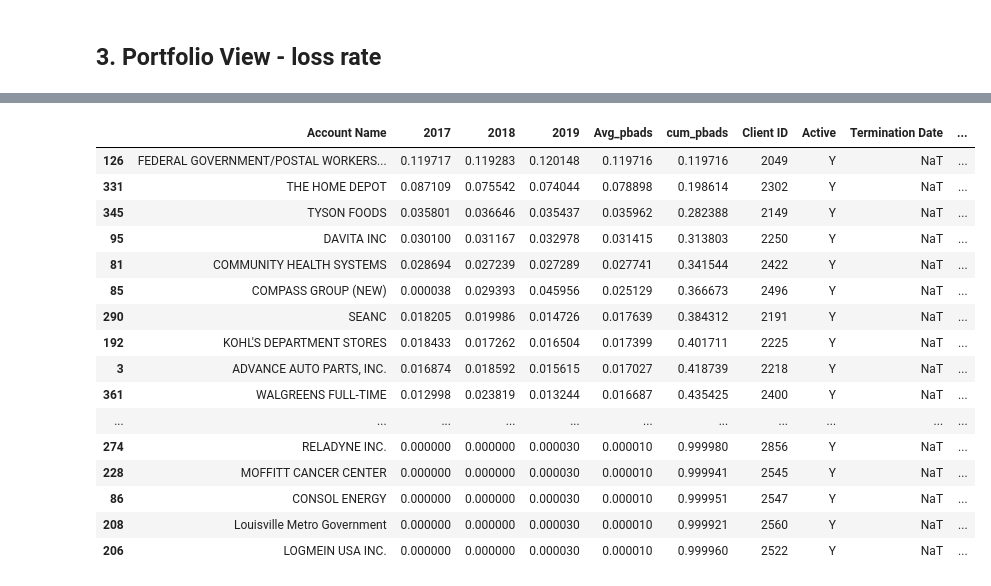
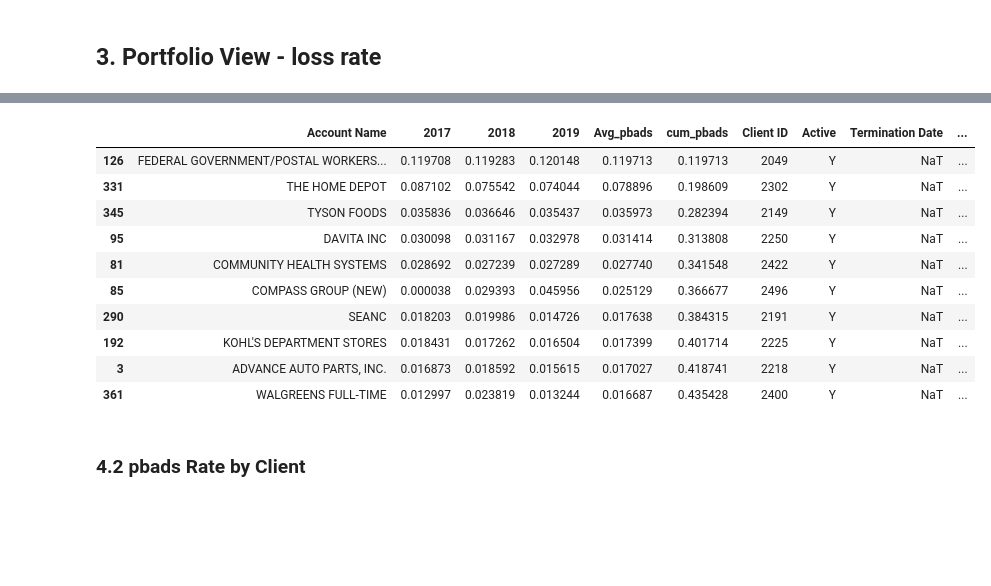
Before and after one commit to XuetingS/PP, a Jupyter notebook: src/Wrap.ipynb, the cells around one changed output, grey strips where cells are left out. Cells and saved outputs as stored; diff of their text form; code cells hidden in the pictures; blank space fills up the shorter version.

```diff
--- a/src/Wrap.ipynb
+++ b/src/Wrap.ipynb
@@ -39,8 +41,8 @@ gc.collect()
 # %%
 # Client & TPA
 
-TPA = pd.read_excel('../data/Copy_of_TPA_cash.xlsx',sheet_name='Sheet1')
-Client = pd.read_excel('../data/Client_info_20191118.xlsx',sheet_name='Sheet1')
+TPA = pd.read_excel(data_file_path + 'Copy_of_TPA_cash.xlsx',sheet_name='Sheet1')
+Client = pd.read_excel(data_file_path + 'Client_info_20191118.xlsx',sheet_name='Sheet1')
 # 3 Clients have duplicates records
 # Client[Client['Client ID'].isin([1500,7601,2449])]
 Client = Client.drop(Client.index[[0,1,497]])
@@ -57,8 +59,8 @@ Client.drop(['TPA_x','TPA_y','HOST ID'],axis=1,inplace = True)
 # %% [markdown]
 ### 2.2 Customer
 # %%
-Customer_old = pd.read_csv('../data/Customer_Data_Request_20191121.csv')
-Customer = pd.read_csv('../data/Customer_Data_Request_20191217.csv')
+Customer_old = pd.read_csv(data_file_path + 'Customer_Data_Request_20191121.csv')
+Customer = pd.read_csv(data_file_path + 'Customer_Data_Request_20191217.csv')
 # Append these 2 dataframes together
 Customer = Customer_old.append(Customer,ignore_index = True)
 
@@ -128,8 +137,8 @@ print('{:.2%} of Customers have missing Customer_Tenure'.format(Customer[Custome
 # %% [markdown]
 ### 2.3 Performance Dataset
 # %%
-Perf_11 = pd.read_csv('../data/Performance_Data_Request_20191217.csv')
-Perf = pd.read_csv('../data/Performance_Data_Request_20191204.csv')
+Perf_11 = pd.read_csv(data_file_path + 'Performance_Data_Request_20191217.csv')
+Perf = pd.read_csv(data_file_path + 'Performance_Data_Request_20191204.csv')
 # Deal with the column name mismatching issue before appending the 2 dataframes together
 Perf_11.rename(columns={' Unique_Order_ID': 'Unique_Order_ID',
                         'Order_date': 'Order_Date'}, inplace=True)
@@ -269,13 +290,20 @@ total_cust_ob.rename(columns = {2017:'2017',2018:'2018',2019:'2019'},inplace = T
 # %%
+# Views of Client pbads from 2017 to 2019
 pbads = df_17_w_bad[(df_17_w_bad['Bad'] == 1) & (df_17_w_bad['Ever_Bad'] <= 1)].pivot_table(values='Unique_Customer_ID', index='Account Name',columns='Year', aggfunc='nunique').reset_index().rename_axis(None, axis=1)
+# Sum up the total pbads per year and convert Client pbads to contribution percentage view
 pbads.loc['Total',1:]= pbads.iloc[:,1:].sum(axis=0)
 pbads.iloc[:,1:] = pbads.iloc[:,1:].fillna(0).div(pbads.iloc[-1,1:], axis=1)
+# Columns rename for later
 pbads.rename(columns = {2017:'2017',2018:'2018',2019:'2019'},inplace = True)
+# Exclude Total from later calculation
 pbads = pbads.iloc[:-1,:]
 
+# Average pbads for 3 years
 pbads['Avg_pbads'] = pbads.iloc[:,1:].mean(axis=1)
+# Rank Clients by Avg_pbads and then create cumulative pbads as cum_pbads
 pbads['cum_pbads'] = pbads.sort_values('Avg_pbads',ascending = False)['Avg_pbads'].cumsum()
-pbads = pbads.merge(Client_sub[['Account Name','Client ID','Active','Termination Date','Industry']],how='left',on='Account Name')
+
+pbads = pbads.merge(Client[['Account Name','Client ID','Active','Termination Date','Industry']],how='left',on='Account Name')
 # %%
 pbads.shape
 # %% [output]
@@ -283,22 +311,19 @@ pbads.shape
 # %%
-pbads[pbads['Active']=='Y'].sort_values('Avg_pbads',ascending=False)
+# Top10 pbads contribution Clients
+pbads[pbads['Active']=='Y'].sort_values('Avg_pbads',ascending=False).head(10)
 # %% [output]
 |  | Account Name | 2017 | 2018 | 2019 | Avg_pbads | cum_pbads | Client ID | Active | Termination Date | ... |
-| 126 | FEDERAL GOVERNMENT/POSTAL WORKERS... | 0.119717 | 0.119283 | 0.120148 | 0.119716 | 0.119716 | 2049 | Y | NaT | ... |
-| 331 | THE HOME DEPOT | 0.087109 | 0.075542 | 0.074044 | 0.078898 | 0.198614 | 2302 | Y | NaT | ... |
-| 345 | TYSON FOODS | 0.035801 | 0.036646 | 0.035437 | 0.035962 | 0.282388 | 2149 | Y | NaT | ... |
-| 95 | DAVITA INC | 0.030100 | 0.031167 | 0.032978 | 0.031415 | 0.313803 | 2250 | Y | NaT | ... |
-| 81 | COMMUNITY HEALTH SYSTEMS | 0.028694 | 0.027239 | 0.027289 | 0.027741 | 0.341544 | 2422 | Y | NaT | ... |
-| 85 | COMPASS GROUP (NEW) | 0.000038 | 0.029393 | 0.045956 | 0.025129 | 0.366673 | 2496 | Y | NaT | ... |
-| 290 | SEANC | 0.018205 | 0.019986 | 0.014726 | 0.017639 | 0.384312 | 2191 | Y | NaT | ... |
-| 192 | KOHL'S DEPARTMENT STORES | 0.018433 | 0.017262 | 0.016504 | 0.017399 | 0.401711 | 2225 | Y | NaT | ... |
-| 3 | ADVANCE AUTO PARTS, INC. | 0.016874 | 0.018592 | 0.015615 | 0.017027 | 0.418739 | 2218 | Y | NaT | ... |
-| 361 | WALGREENS FULL-TIME | 0.012998 | 0.023819 | 0.013244 | 0.016687 | 0.435425 | 2400 | Y | NaT | ... |
-| ... | ... | ... | ... | ... | ... | ... | ... | ... | ... | ... |
-| 274 | RELADYNE INC. | 0.000000 | 0.000000 | 0.000030 | 0.000010 | 0.999980 | 2856 | Y | NaT | ... |
-| 228 | MOFFITT CANCER CENTER | 0.000000 | 0.000000 | 0.000030 | 0.000010 | 0.999941 | 2545 | Y | NaT | ... |
-| 86 | CONSOL ENERGY | 0.000000 | 0.000000 | 0.000030 | 0.000010 | 0.999951 | 2547 | Y | NaT | ... |
-| 208 | Louisville Metro Government | 0.000000 | 0.000000 | 0.000030 | 0.000010 | 0.999921 | 2560 | Y | NaT | ... |
-| 206 | LOGMEIN USA INC. | 0.000000 | 0.000000 | 0.000030 | 0.000010 | 0.999960 | 2522 | Y | NaT | ... |
+| 126 | FEDERAL GOVERNMENT/POSTAL WORKERS... | 0.119708 | 0.119283 | 0.120148 | 0.119713 | 0.119713 | 2049 | Y | NaT | ... |
+| 331 | THE HOME DEPOT | 0.087102 | 0.075542 | 0.074044 | 0.078896 | 0.198609 | 2302 | Y | NaT | ... |
+| 345 | TYSON FOODS | 0.035836 | 0.036646 | 0.035437 | 0.035973 | 0.282394 | 2149 | Y | NaT | ... |
+| 95 | DAVITA INC | 0.030098 | 0.031167 | 0.032978 | 0.031414 | 0.313808 | 2250 | Y | NaT | ... |
+| 81 | COMMUNITY HEALTH SYSTEMS | 0.028692 | 0.027239 | 0.027289 | 0.027740 | 0.341548 | 2422 | Y | NaT | ... |
+| 85 | COMPASS GROUP (NEW) | 0.000038 | 0.029393 | 0.045956 | 0.025129 | 0.366677 | 2496 | Y | NaT | ... |
+| 290 | SEANC | 0.018203 | 0.019986 | 0.014726 | 0.017638 | 0.384315 | 2191 | Y | NaT | ... |
+| 192 | KOHL'S DEPARTMENT STORES | 0.018431 | 0.017262 | 0.016504 | 0.017399 | 0.401714 | 2225 | Y | NaT | ... |
+| 3 | ADVANCE AUTO PARTS, INC. | 0.016873 | 0.018592 | 0.015615 | 0.017027 | 0.418741 | 2218 | Y | NaT | ... |
+| 361 | WALGREENS FULL-TIME | 0.012997 | 0.023819 | 0.013244 | 0.016687 | 0.435428 | 2400 | Y | NaT | ... |
+# %% [markdown]
+### 4.2 pbads Rate by Client
 # %%
 # Annual pbads Rate by Client
```
Also changed, not shown: parts of 117 cells of this notebook.
